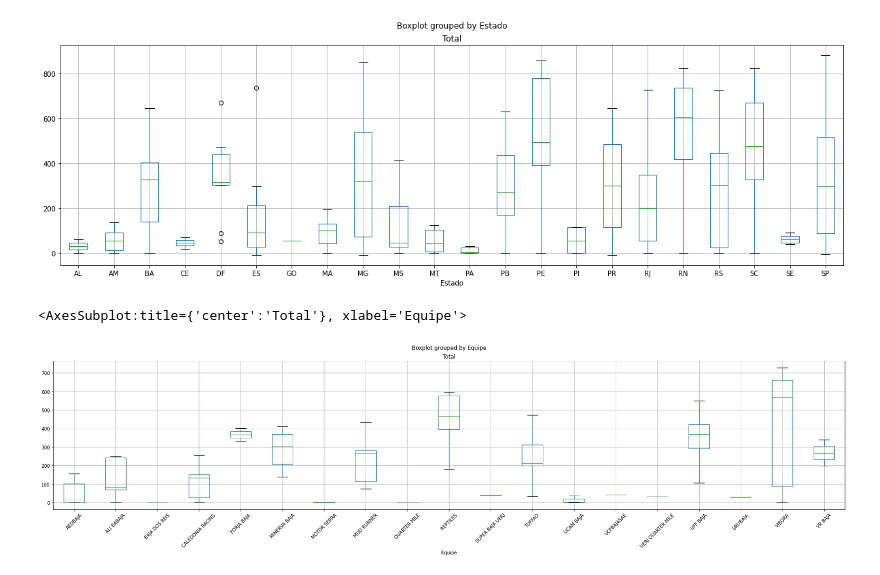
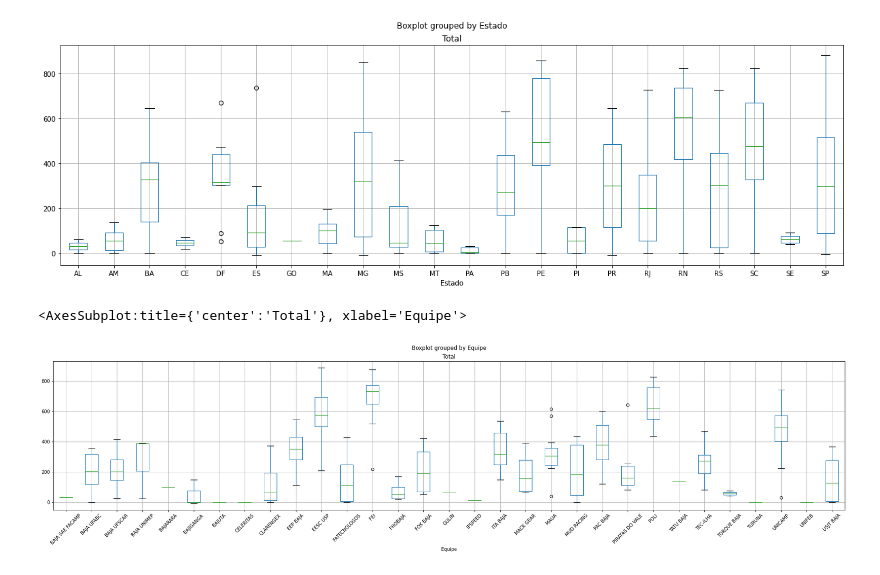
Before and after one commit to matheus-hoffmann/BajaCompetitions, a Jupyter notebook: BajaCompetitionsAnalysis.ipynb, the cells around one changed output. Drawn from its saved outputs; the diff is of its cells as text; code cells hidden in the pictures.

```diff
--- a/BajaCompetitionsAnalysis.ipynb
+++ b/BajaCompetitionsAnalysis.ipynb
@@ -38,0 +27,10 @@ dtype: object
+# %%
+# Otimizando a alocação de espaço das colunas numéricas
+df["Ano"] = pd.to_numeric(df["Ano"], downcast='integer')
+df["Numero"] = pd.to_numeric(df["Numero"], downcast='integer')
+df["Numero"] = pd.to_numeric(df["Numero"], downcast='float')
+df["Seguranca"] = pd.to_numeric(df["Seguranca"], downcast='float')
+df["Dinamicas"] = pd.to_numeric(df["Dinamicas"], downcast='float')
+df["Enduro"] = pd.to_numeric(df["Enduro"], downcast='float')
+df["Total"] = pd.to_numeric(df["Total"], downcast='float')
+df.dtypes
@@ -110,7 +120,7 @@ df.boxplot(column=["Total"], by="Estado", figsize=(20, 6))
 <AxesSubplot:title={'center':'Total'}, xlabel='Estado'>
 [figure]
 # %%
-df[df["Estado"] == "RJ"].boxplot(column=["Total"], by="Equipe", figsize=(30, 6), rot=45)
+df[df["Estado"] == "SP"].boxplot(column=["Total"], by="Equipe", figsize=(30, 6), rot=45)
 # %% [output]
 <AxesSubplot:title={'center':'Total'}, xlabel='Equipe'>
-[figure, old version]
+[figure, new version]
```
Also changed, not shown: parts of 12 cells of this notebook, 2 other files.
